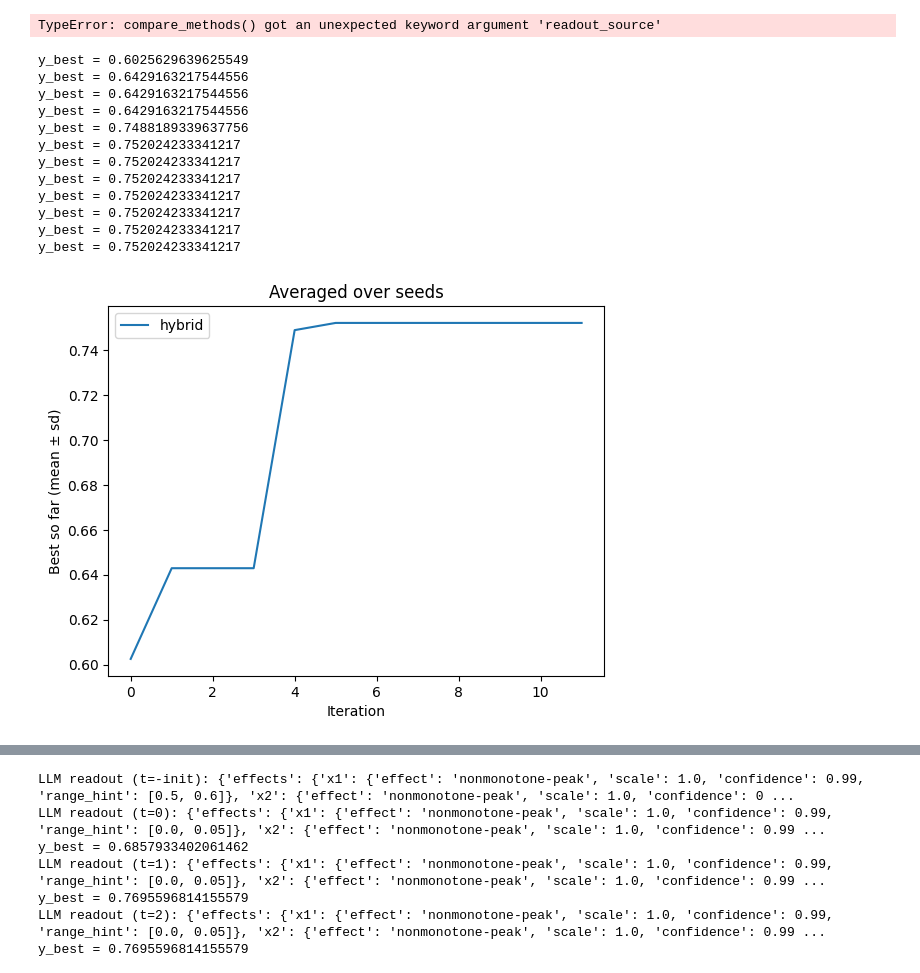
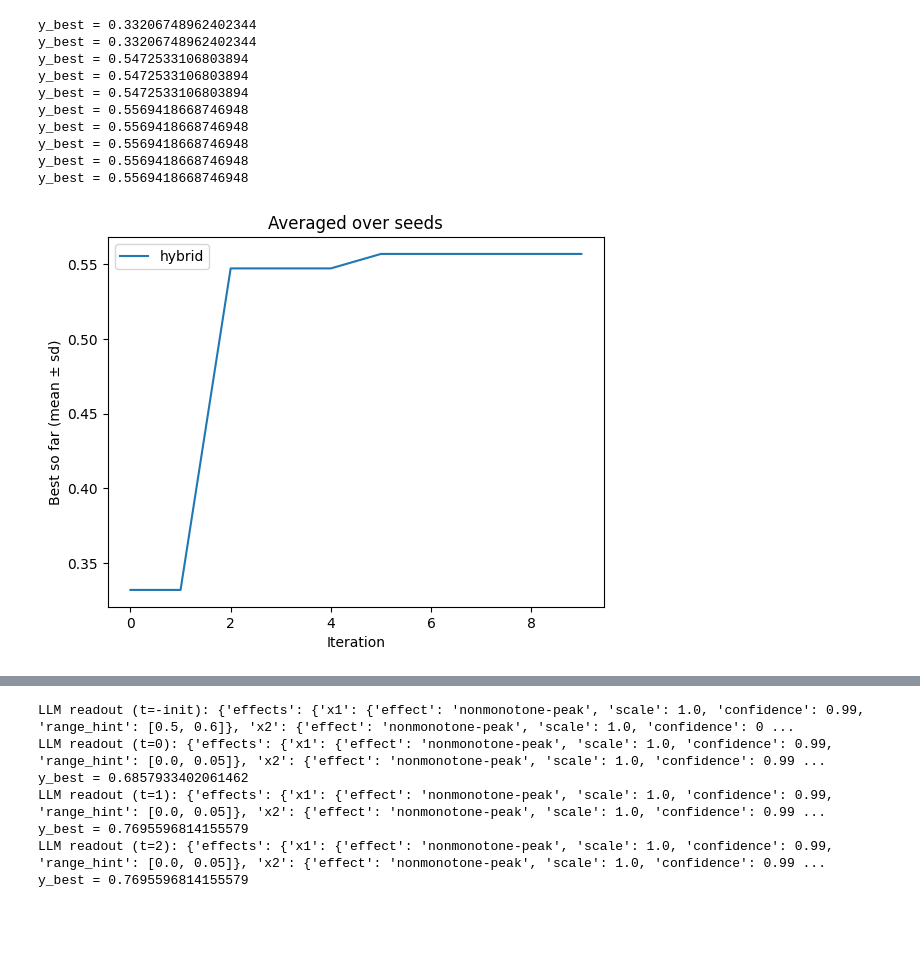
Before and after one commit to armtfgh/POLARIS-Project-, a Jupyter notebook: Franke Surface/dynamic_new.ipynb, the cells around one changed output, grey strips where cells are left out. Saved outputs shown, nothing was run; the diff lists cells and outputs as text; code cells hidden in the pictures; blank space fills up the shorter version.

```diff
--- a/Franke Surface/dynamic_new.ipynb
+++ b/Franke Surface/dynamic_new.ipynb
@@ -372,32 +654,25 @@ def compare_methods(n_init: int = 6, n_iter: int = 25, seed: int = 0, noise_sd:
             hybd = run_hybrid(n_init=n_init, n_iter=n_iter, seed=s, noise_sd=noise_sd, obj=obj); hybd["seed"] = s
             dfs.append(hybd)
     return pd.concat(dfs, ignore_index=True)
-# %%
-hist = compare_methods(n_init=3, n_iter=10, seed=769,repeats=3,obj=franke_hard_torch,include_hybrid=True,readout_source="llm")
-plot_runs_mean(hist)
-# %% [output]
-TypeError: compare_methods() got an unexpected keyword argument 'readout_source'
 # %%
 flat_llm = run_hybrid(
-    n_init=1, n_iter=12, seed=34,
+    n_init=3, n_iter=10, seed=45,
     obj=franke_hard_torch,
     readout_source="flat",     # <- enables LLM-built priors
     use_controller_anchors=False,
     model = "gpt-4o-mini",
     debug_llm=True            # <- prints LLM explanation summaries
 )
 plot_runs_mean(flat_llm)
 # %% [output]
-y_best = 0.6025629639625549
-y_best = 0.6429163217544556
-y_best = 0.6429163217544556
-y_best = 0.6429163217544556
-y_best = 0.7488189339637756
-y_best = 0.752024233341217
-y_best = 0.752024233341217
-y_best = 0.752024233341217
-y_best = 0.752024233341217
-y_best = 0.752024233341217
-y_best = 0.752024233341217
-y_best = 0.752024233341217
+y_best = 0.33206748962402344
+y_best = 0.33206748962402344
+y_best = 0.5472533106803894
+y_best = 0.5472533106803894
+y_best = 0.5472533106803894
+y_best = 0.5569418668746948
+y_best = 0.5569418668746948
+y_best = 0.5569418668746948
+y_best = 0.5569418668746948
+y_best = 0.5569418668746948
-[figure, old version]
+[figure, new version]
```
Also changed, not shown: parts of 6 cells of this notebook, 17 other files.
